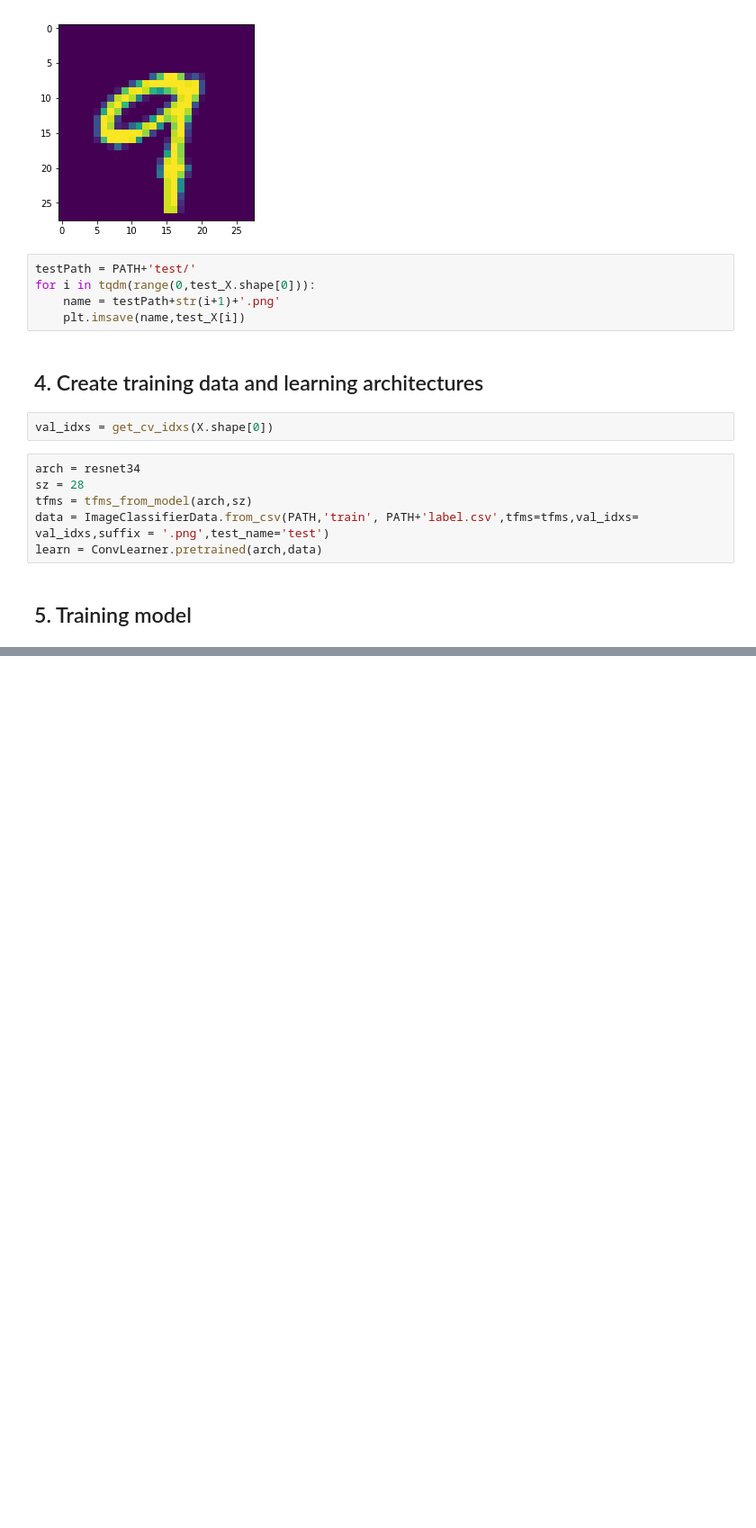
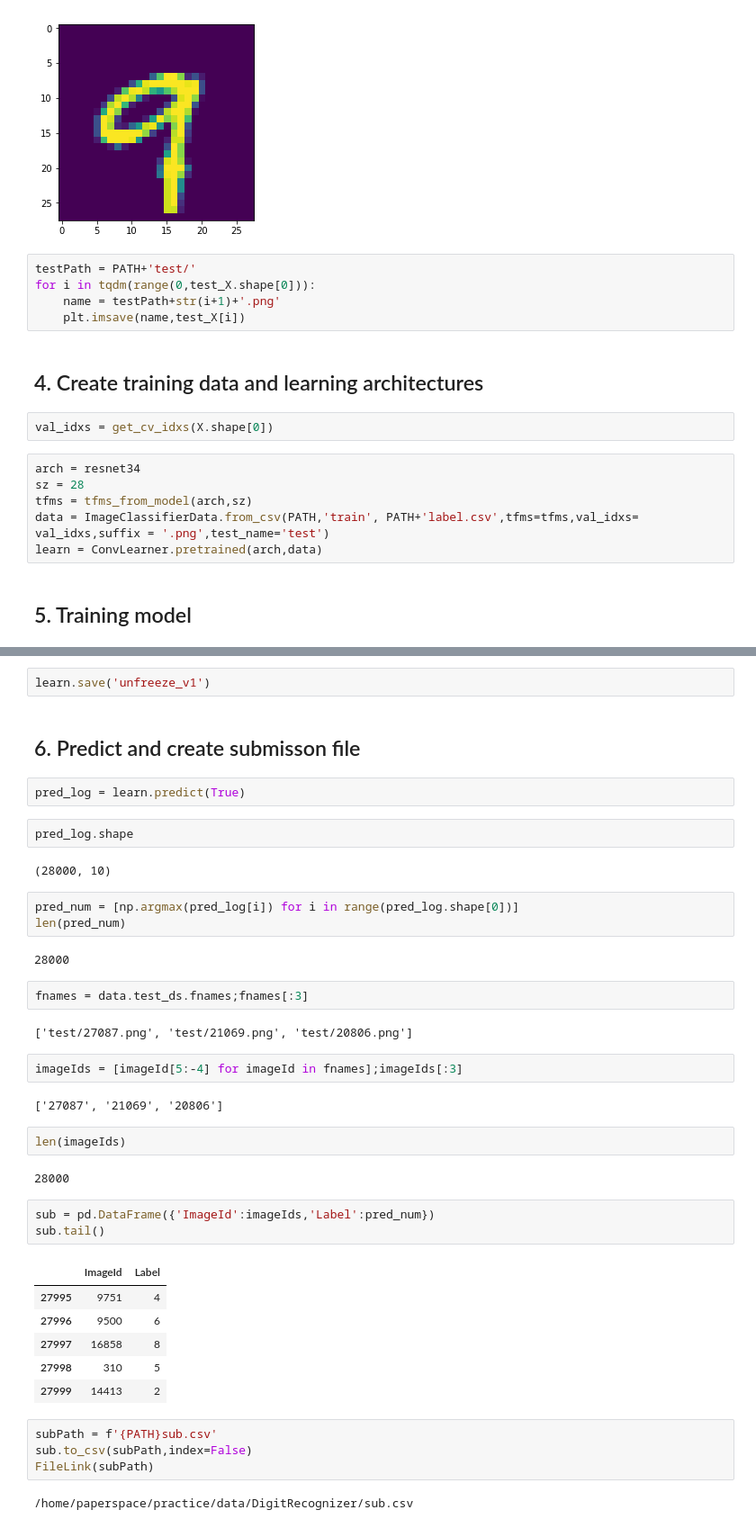
Before and after one commit to zjgpf/Digit-Recoganizer, a Jupyter notebook: DigitRecognizer_v2.ipynb, the cells around one changed output, grey strips where cells are left out. Shown: that part at 90% size. Saved outputs shown, nothing was run; the diff lists cells and outputs as text; blank space fills up the shorter version.

```diff
--- a/DigitRecognizer_v2.ipynb
+++ b/DigitRecognizer_v2.ipynb
@@ -114,0 +167,43 @@ learn = ConvLearner.pretrained(arch,data)
+# %%
+learn.save('unfreeze_v1')
+# %% [markdown]
+## 6. Predict and create submisson file
+# %%
+pred_log = learn.predict(True)
+# %%
+pred_log.shape
+# %% [output]
+(28000, 10)
+# %%
+pred_num = [np.argmax(pred_log[i]) for i in range(pred_log.shape[0])]
+len(pred_num)
+# %% [output]
+28000
+# %%
+fnames = data.test_ds.fnames;fnames[:3]
+# %% [output]
+['test/27087.png', 'test/21069.png', 'test/20806.png']
+# %%
+imageIds = [imageId[5:-4] for imageId in fnames];imageIds[:3]
+# %% [output]
+['27087', '21069', '20806']
+# %%
+len(imageIds)
+# %% [output]
+28000
+# %%
+sub = pd.DataFrame({'ImageId':imageIds,'Label':pred_num})
+sub.tail()
+# %% [output]
+|  | ImageId | Label |
+| 27995 | 9751 | 4 |
+| 27996 | 9500 | 6 |
+| 27997 | 16858 | 8 |
+| 27998 | 310 | 5 |
+| 27999 | 14413 | 2 |
+# %%
+subPath = f'{PATH}sub.csv'
+sub.to_csv(subPath,index=False)
+FileLink(subPath)
+# %% [output]
+/home/paperspace/practice/data/DigitRecognizer/sub.csv
```
Also changed, not shown: parts of 13 cells of this notebook.
